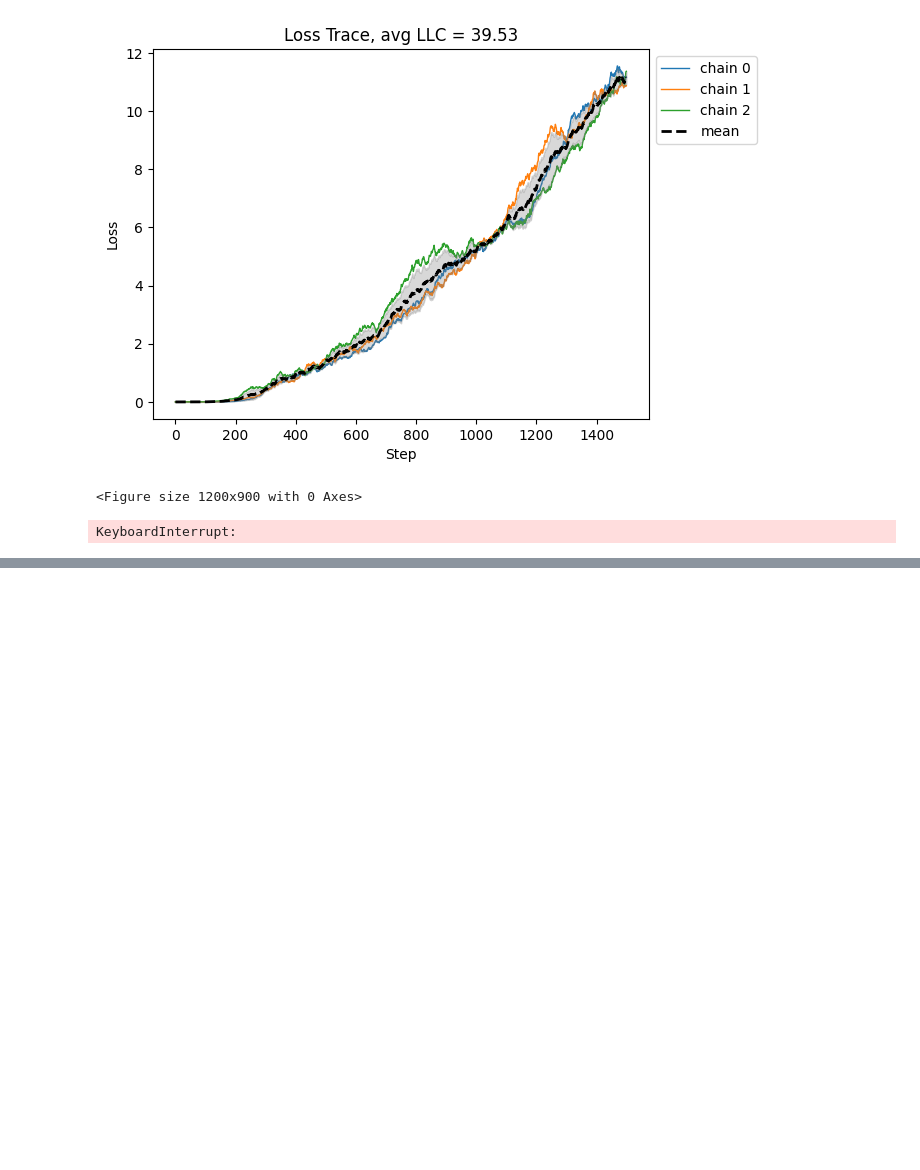
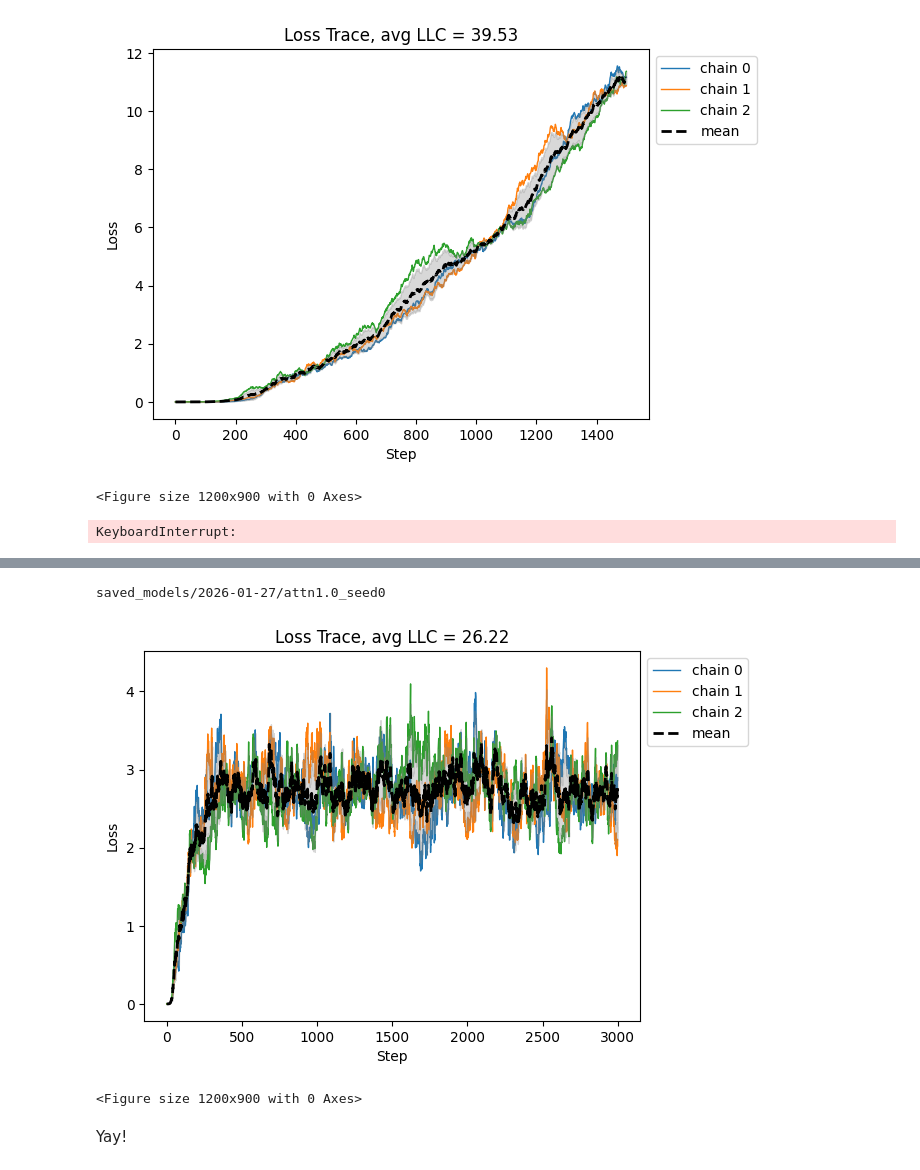
Before and after one commit to hannagabor/pizza_clock, a Jupyter notebook: exploration.ipynb, the cells around one changed output, grey strips where cells are left out. Drawn from its saved outputs; the diff is of its cells as text; code cells hidden in the pictures; blank space fills up the shorter version.

```diff
--- a/exploration.ipynb
+++ b/exploration.ipynb
@@ -155,0 +172,8 @@ estimate_and_plot_llc(dir_path="saved_models/2026-01-27/attn0.0_seed3")
+# %%
+estimate_and_plot_llc(dir_path="saved_models/2026-01-27/attn1.0_seed0", localization=100, lr=1e-4, num_draws=3000)
+# %% [output]
+saved_models/2026-01-27/attn1.0_seed0
+[figure, added]
+<Figure size 1200x900 with 0 Axes>
+# %% [markdown]
+Yay!
```
Also changed, not shown: parts of 5 cells of this notebook.
